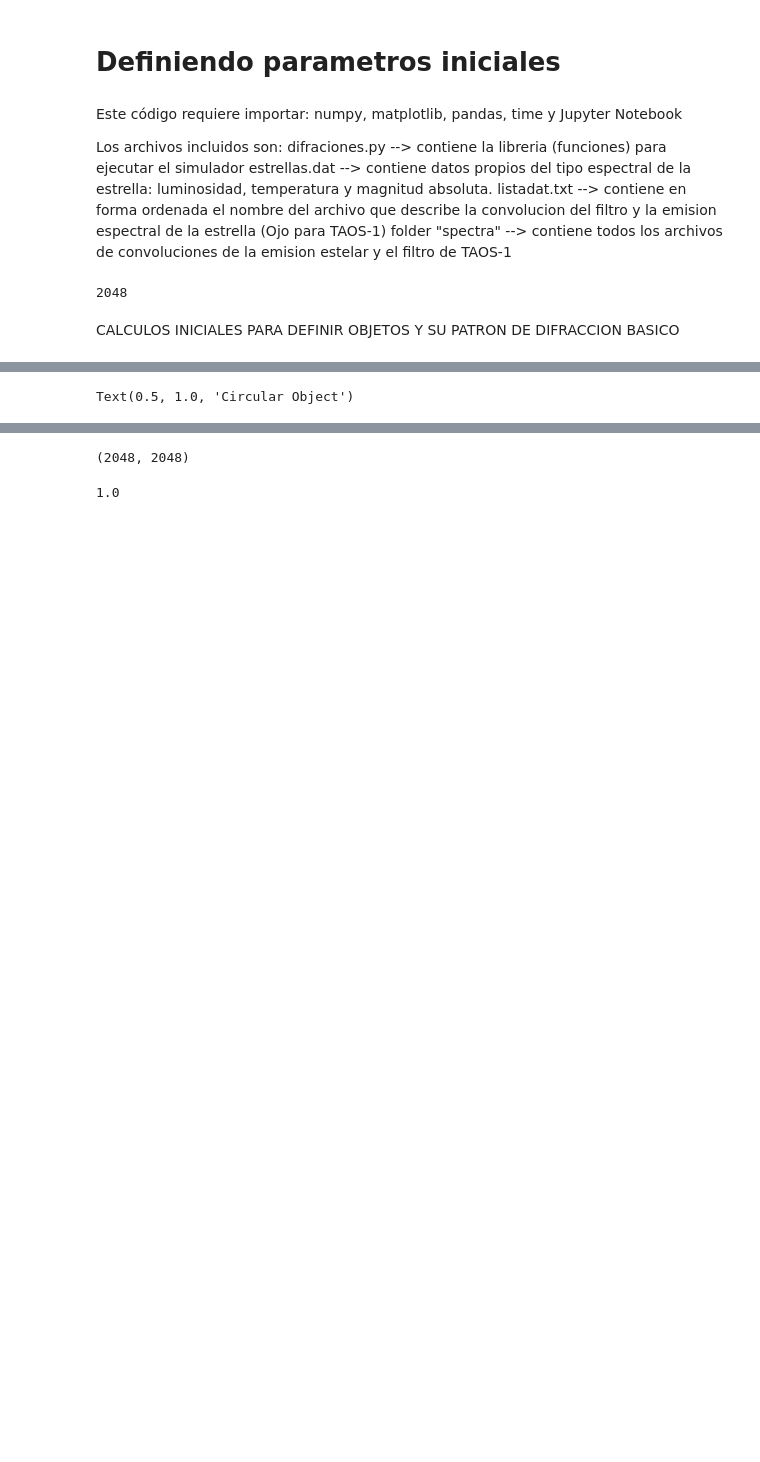
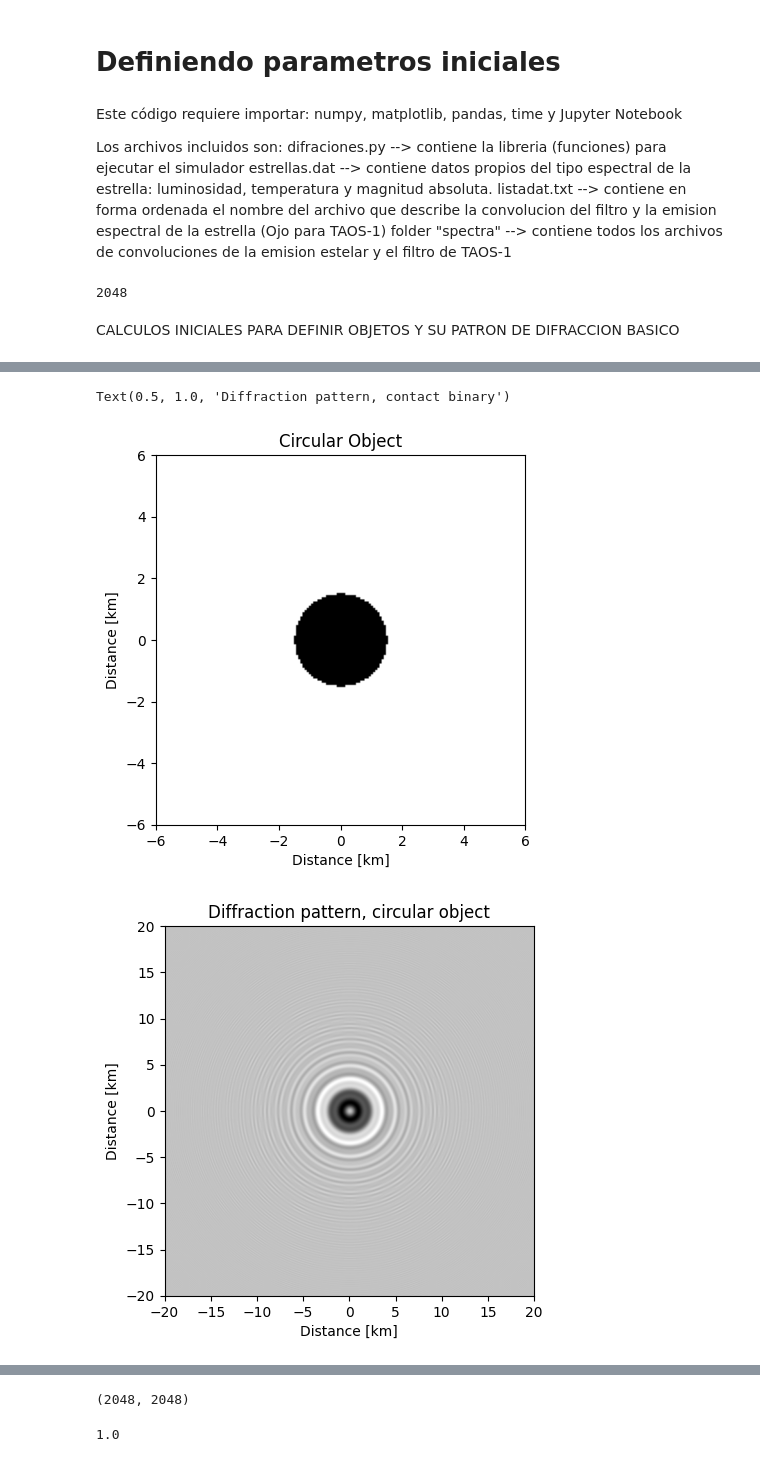
Before and after one commit to sanchezcarlosjr/occultation_detector, a Jupyter notebook: notebooks/difraction.ipynb, the cells around one changed output, grey strips where cells are left out. Drawn from its saved outputs; the diff is of its cells as text; code cells hidden in the pictures; blank space fills up the shorter version.

```diff
--- a/notebooks/difraction.ipynb
+++ b/notebooks/difraction.ipynb
@@ -54,13 +52,12 @@ M
 # %% [markdown]
 CALCULOS INICIALES PARA DEFINIR OBJETOS Y SU PATRON DE DIFRACCION BASICO
 # %%
-inicio=time()
+%time
 #Definiendo objetos
 O1=pupilCO(M,D,d) #Objeto 1: circular
 O2=pupil_doble(M,D,d) #Objeto 2: contact binary
 z=1.496e11*ua #Distancia del objeto en [m]
-I1=fresnel(XX1,M,D,z,lamb) #Patron 1 de difraccion monocromatico con fuente puntual
+I1=fresnel(O1,M,D,z,lamb) #Patron 1 de difraccion monocromatico con fuente puntual
 I2=fresnel(O2,M,D,z,lamb) #Patron 2 de difraccion monocromatico con fuente puntual
 #I0=add_ruido(I0,mV)
-time()-inicio
 # %% [output]
@@ -75,7 +73,7 @@ p.figure(1)
 p.clf()
 #Ojo el tamaño del plano es D, va de -D/2 hasta D/2
 #en km debe ser -D/2000  hasta D/2000
-p.imshow(XX1,extent=[-D/2000,D/2000,-D/2000,D/2000])
+p.imshow(O1,extent=[-D/2000,D/2000,-D/2000,D/2000])
 p.xlabel('Distance [km]')
 p.ylabel('Distance [km]')
 p.xlim([-2*d/1000,2*d/1000])
@@ -87,31 +85,33 @@ p.figure(2)
 p.clf()
 p.imshow(I1,extent=[-D/2000,D/2000,-D/2000,D/2000])
 p.gray()
 p.xlabel('Distance [km]')
 p.ylabel('Distance [km]')
 p.xlim([-Lims,Lims])
 p.ylim([-Lims,Lims])
 p.title('Diffraction pattern, circular object')
 
 #Objeto no circular
 p.figure(3)
 p.clf()
 p.imshow(O2,extent=[-D/2000,D/2000,-D/2000,D/2000])
 p.xlabel('Distance [km]')
 p.ylabel('Distance [km]')
 p.xlim([-2*d/1000,2*d/1000])
 p.ylim([-2*d/1000,2*d/1000])
 p.gray()
 p.title('Contact binary')
 
 p.figure(4)
 p.clf()
 p.imshow(I2,extent=[-D/2000,D/2000,-D/2000,D/2000])
 p.gray()
 p.xlabel('Distance [km]')
 p.ylabel('Distance [km]')
 p.xlim([-Lims,Lims])
 p.ylim([-Lims,Lims])
 p.title('Diffraction pattern, contact binary')
 # %% [output]
-Text(0.5, 1.0, 'Circular Object')
+Text(0.5, 1.0, 'Diffraction pattern, contact binary')
+[figure, added]
+[figure, added]
```
Also changed, not shown: parts of 12 cells of this notebook, 11 other files.
